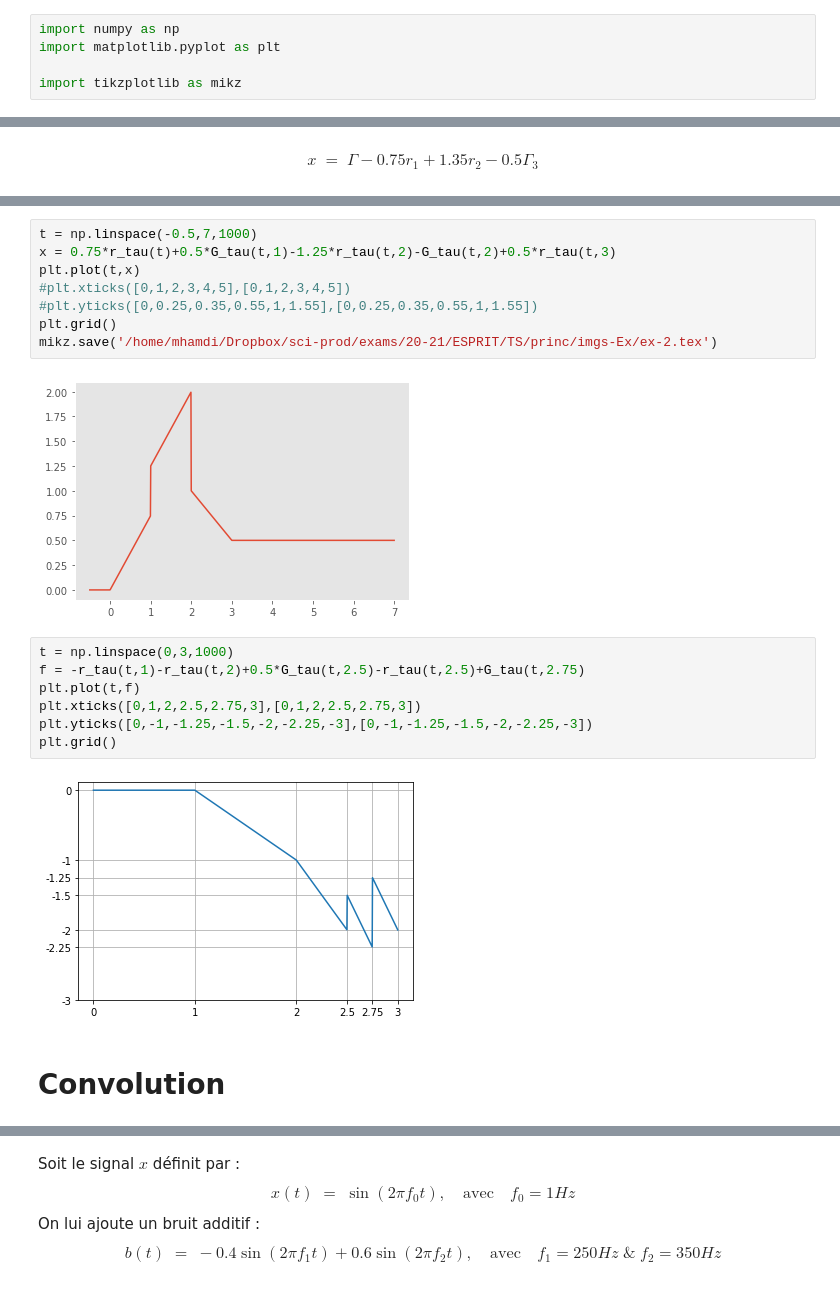
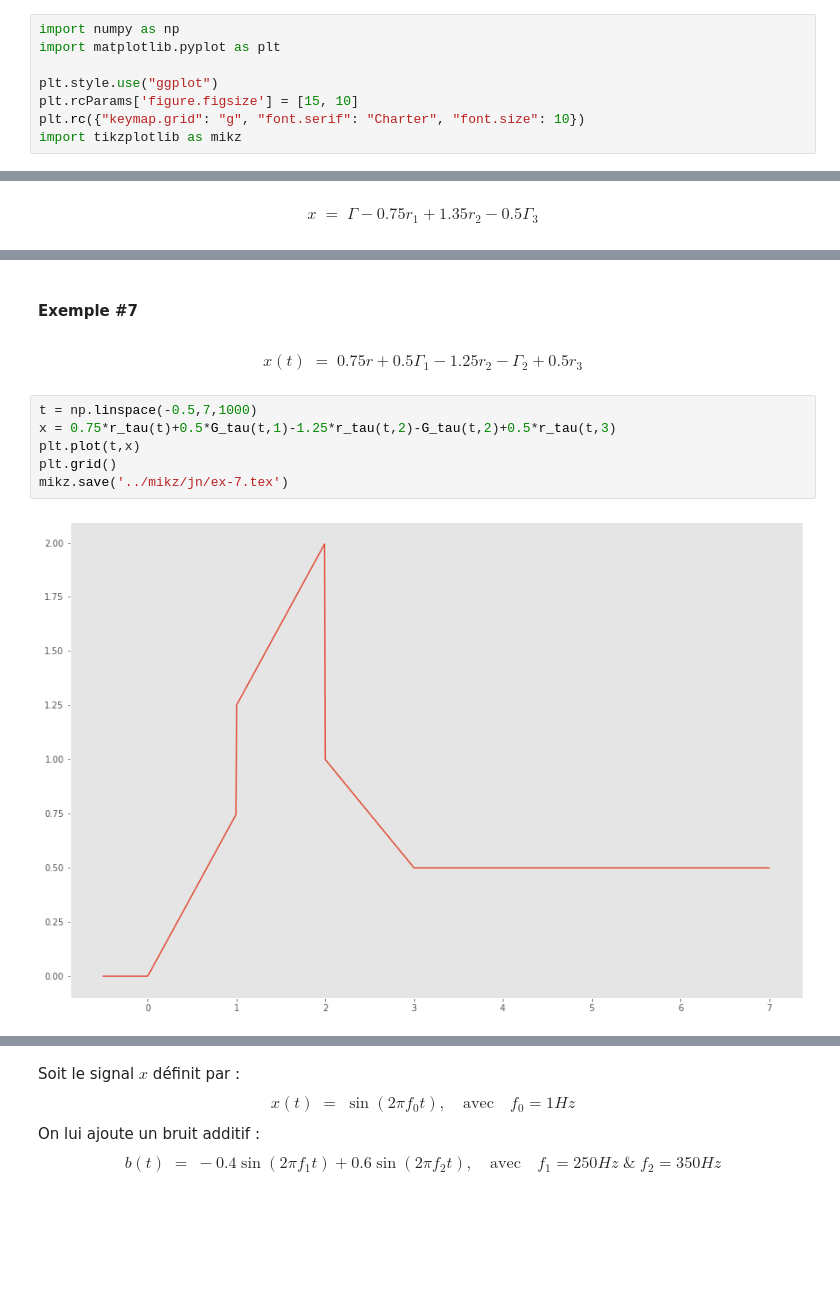
Before and after one commit to a-mhamdi/cosnip, a Jupyter notebook: Python/sig-proc/code-ts.ipynb, the cells around one changed output, grey strips where cells are left out. Cells and saved outputs as stored; diff of their text form; blank space fills up the shorter version.

```diff
--- a/Python/sig-proc/code-ts.ipynb
+++ b/Python/sig-proc/code-ts.ipynb
@@ -2,4 +17,7 @@
 import numpy as np
 import matplotlib.pyplot as plt
 
+plt.style.use("ggplot")
+plt.rcParams['figure.figsize'] = [15, 10]
+plt.rc({"keymap.grid": "g", "font.serif": "Charter", "font.size": 10})
 import tikzplotlib as mikz
@@ -141,21 +209,12 @@ mikz.save('/home/mhamdi/Dropbox/sci-prod/exams/20-21/ESPRIT/TS/princ/imgs-Ex/ex-
+# %% [markdown]
+#### Exemple \#7
+# %% [markdown]
+$$x(t) \;=\; 0.75r+0.5\Gamma_1-1.25r_2-\Gamma_2+0.5r_3$$
 # %%
 t = np.linspace(-0.5,7,1000)
 x = 0.75*r_tau(t)+0.5*G_tau(t,1)-1.25*r_tau(t,2)-G_tau(t,2)+0.5*r_tau(t,3)
 plt.plot(t,x)
-#plt.xticks([0,1,2,3,4,5],[0,1,2,3,4,5])
-#plt.yticks([0,0.25,0.35,0.55,1,1.55],[0,0.25,0.35,0.55,1,1.55])
 plt.grid()
-mikz.save('/home/mhamdi/Dropbox/sci-prod/exams/20-21/ESPRIT/TS/princ/imgs-Ex/ex-2.tex')
+mikz.save('../mikz/jn/ex-7.tex')
 # %% [output]
-[figure, old version]
+[figure, new version]
-# %%
-t = np.linspace(0,3,1000)
-f = -r_tau(t,1)-r_tau(t,2)+0.5*G_tau(t,2.5)-r_tau(t,2.5)+G_tau(t,2.75)
-plt.plot(t,f)
-plt.xticks([0,1,2,2.5,2.75,3],[0,1,2,2.5,2.75,3])
-plt.yticks([0,-1,-1.25,-1.5,-2,-2.25,-3],[0,-1,-1.25,-1.5,-2,-2.25,-3])
-plt.grid()
-# %% [output]
-[figure, removed]
-# %% [markdown]
-# Convolution
```
Also changed, not shown: parts of 65 cells of this notebook, 4 other files.
